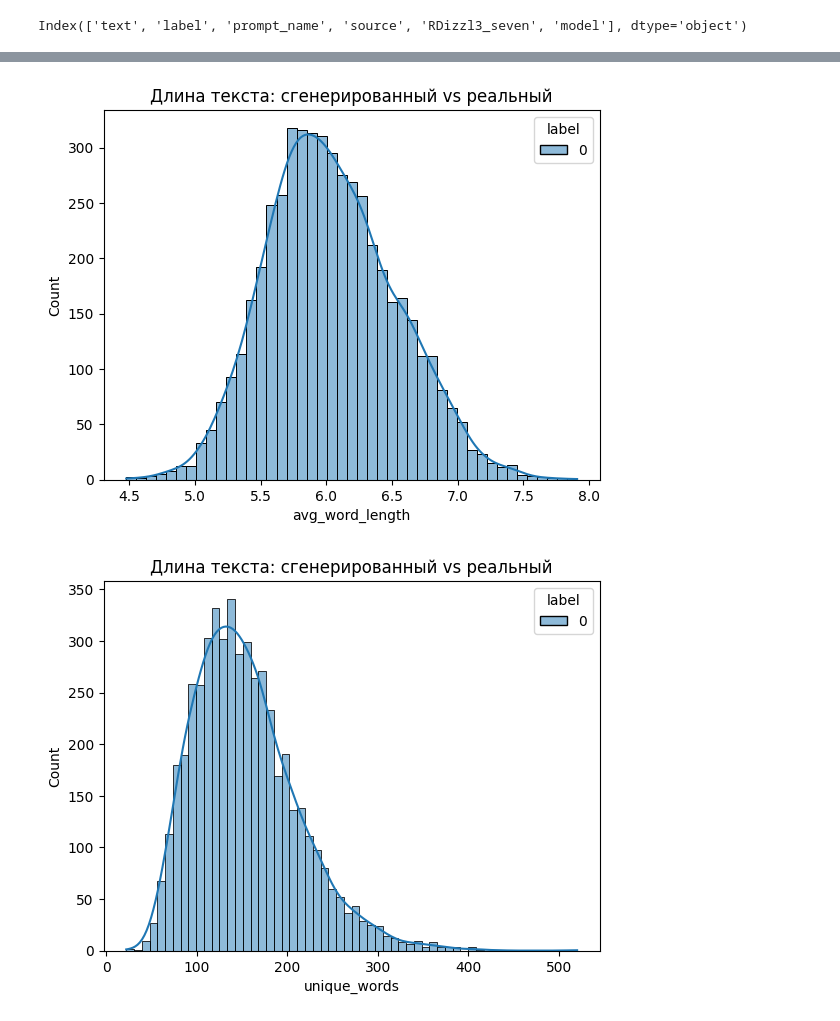
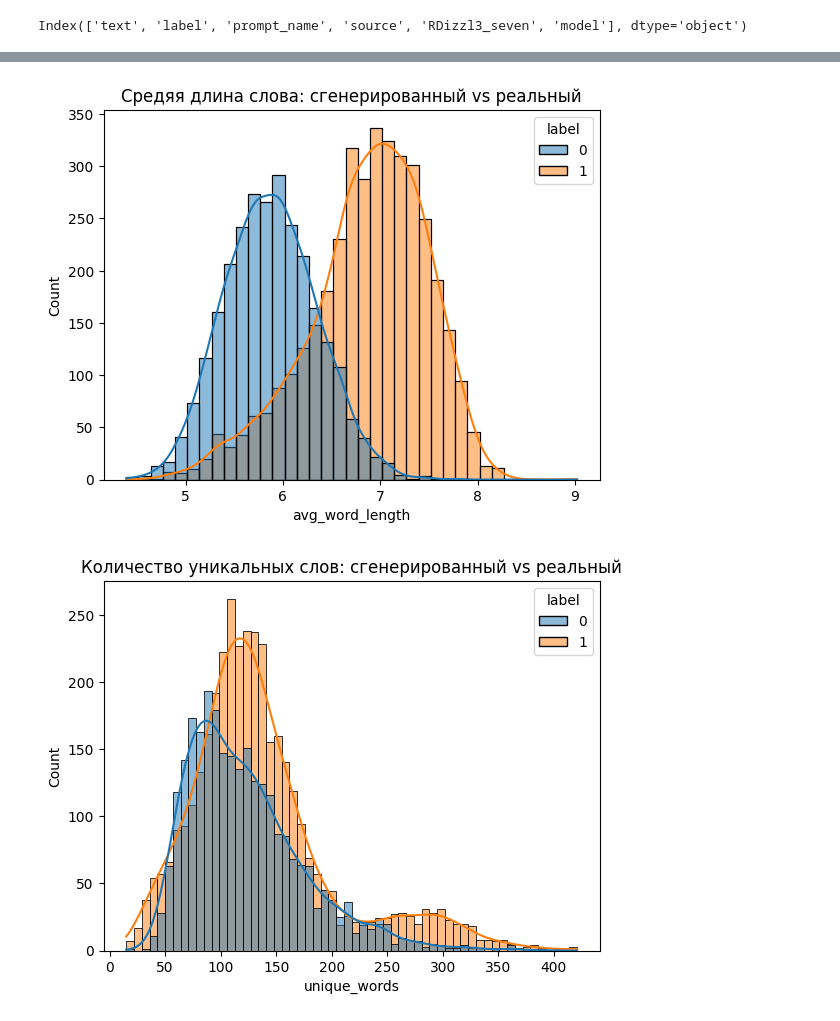
Before and after one commit to ruslaniskhakov95/team_65_ai-gen_text_detection, a Jupyter notebook: dataset_variants/EDA_DIAGT3.ipynb, the cells around one changed output, grey strips where cells are left out. Saved outputs shown, nothing was run; the diff lists cells and outputs as text; code cells hidden in the pictures.

```diff
--- a/dataset_variants/EDA_DIAGT3.ipynb
+++ b/dataset_variants/EDA_DIAGT3.ipynb
@@ -35,6 +36,10 @@ nltk.download('wordnet')
 True
 # %%
-df = pd.read_csv(r'data/train_v3_drcat_02.csv')
+full_df = pd.read_csv(r'data/train_v3_drcat_02.csv')
+# %%
+df = full_df[:100]
+for i in range(1, 65):
+    df = pd.concat([df, full_df[i*1000:i*1000+100]])
 # %%
 def clean_text(text):
     text = re.sub(r'[^a-zA-Z0-9а-яА-ЯёЁ\s]', '', text)
@@ -252,14 +282,14 @@ plt.show()
 # %%
 sns.histplot(data=df, x='avg_word_length', hue='label', kde=True)
-plt.title("Длина текста: сгенерированный vs реальный")
+plt.title("Средяя длина слова: сгенерированный vs реальный")
 plt.show()
 # %% [output]
-[figure, old version]
+[figure, new version]
 # %%
 sns.histplot(data=df, x='unique_words', hue='label', kde=True)
-plt.title("Длина текста: сгенерированный vs реальный")
+plt.title("Количество уникальных слов: сгенерированный vs реальный")
 plt.show()
 # %% [output]
-[figure, old version]
+[figure, new version]
 # %%
 sns.histplot(data=df, x='unique_ratio', hue='label', kde=True)
```
Also changed, not shown: parts of 24 cells of this notebook.
